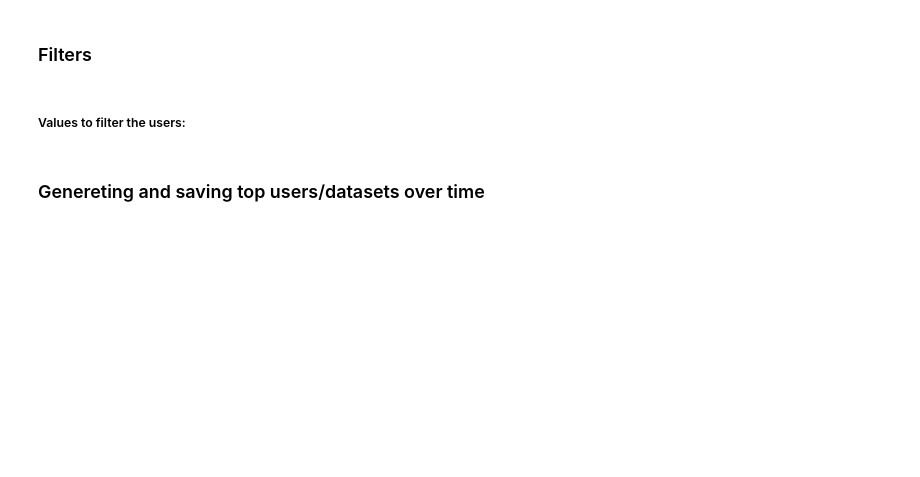
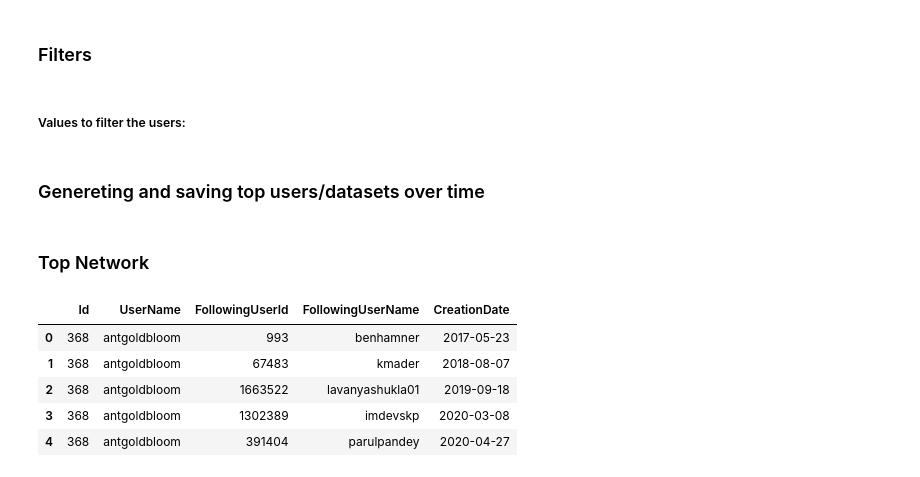
Before and after one commit to KevMCh/KaggleMetaData, a Jupyter notebook: src/Tops.ipynb, the cells around one changed output. Saved outputs shown, nothing was run; the diff lists cells and outputs as text; code cells hidden in the pictures; blank space fills up the shorter version.

```diff
--- a/src/Tops.ipynb
+++ b/src/Tops.ipynb
@@ -106,0 +115,2 @@ for year in years:
+# %% [markdown]
+### Top Network
@@ -106,0 +119,11 @@ for year in years:
+# %%
+network = pd.read_csv("Network.csv", engine='python', encoding='utf-8', on_bad_lines='skip', index_col=False)
+
+network.head()
+# %% [output]
+|  | Id | UserName | FollowingUserId | FollowingUserName | CreationDate |
+| 0 | 368 | antgoldbloom | 993 | benhamner | 2017-05-23 |
+| 1 | 368 | antgoldbloom | 67483 | kmader | 2018-08-07 |
+| 2 | 368 | antgoldbloom | 1663522 | lavanyashukla01 | 2019-09-18 |
+| 3 | 368 | antgoldbloom | 1302389 | imdevskp | 2020-03-08 |
+| 4 | 368 | antgoldbloom | 391404 | parulpandey | 2020-04-27 |
```
Also changed, not shown: parts of 12 cells of this notebook, 41 other files.
